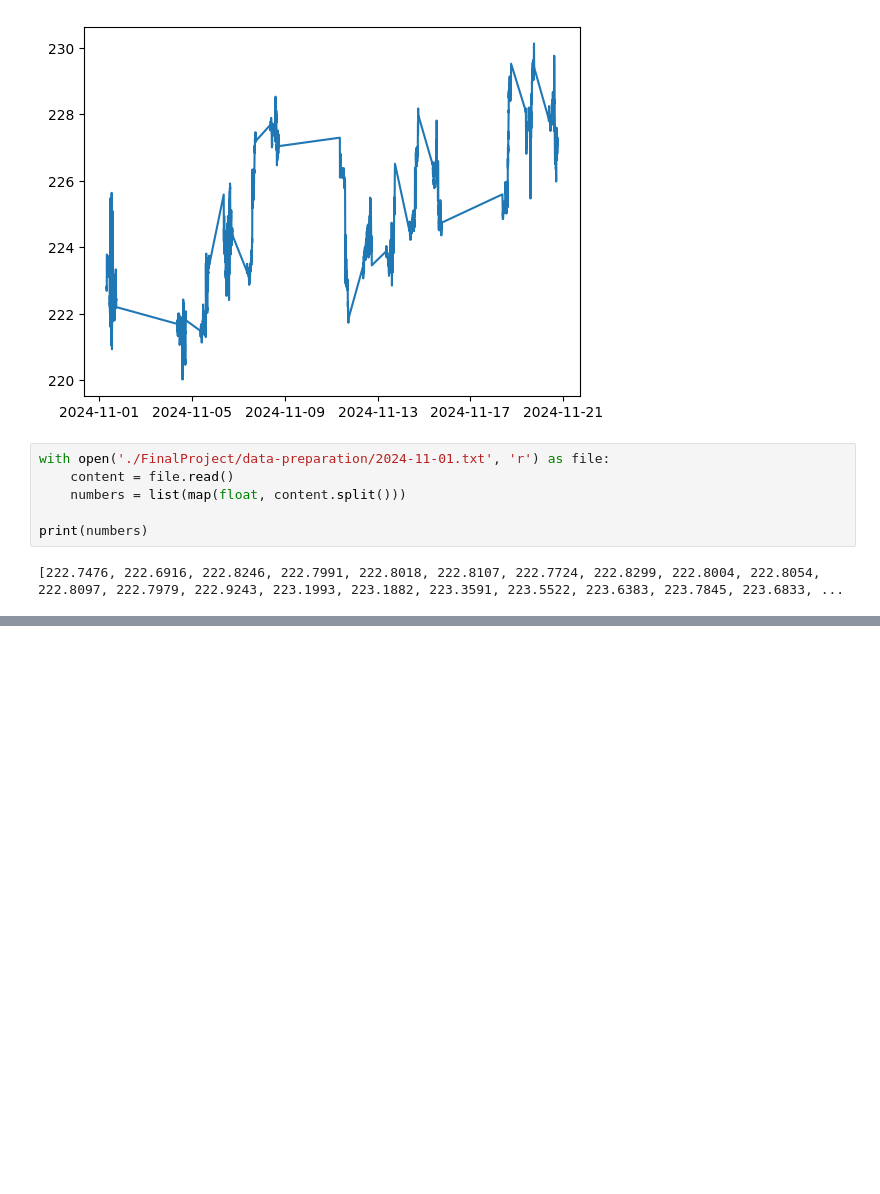
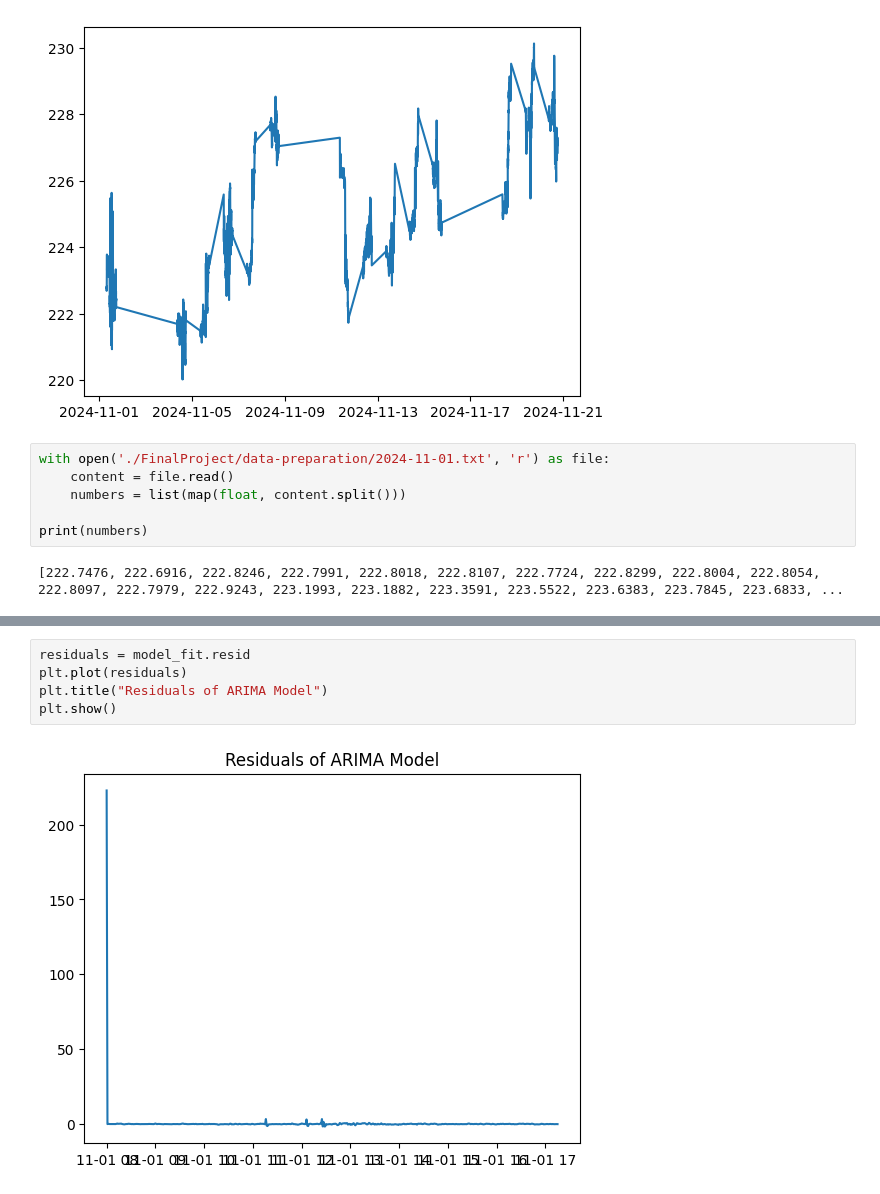
Before and after one commit to serhiimytsyk/CloudComputing, a Jupyter notebook: Untitled.ipynb, the cells around one changed output, grey strips where cells are left out. Saved outputs shown, nothing was run; the diff lists cells and outputs as text; blank space fills up the shorter version.

Commit message:
arima

```diff
--- a/Untitled.ipynb
+++ b/Untitled.ipynb
@@ -336,0 +452,7 @@ print(numbers)
+# %%
+residuals = model_fit.resid
+plt.plot(residuals)
+plt.title("Residuals of ARIMA Model")
+plt.show()
+# %% [output]
+[figure, added]
```
Also changed, not shown: parts of 10 cells of this notebook.
